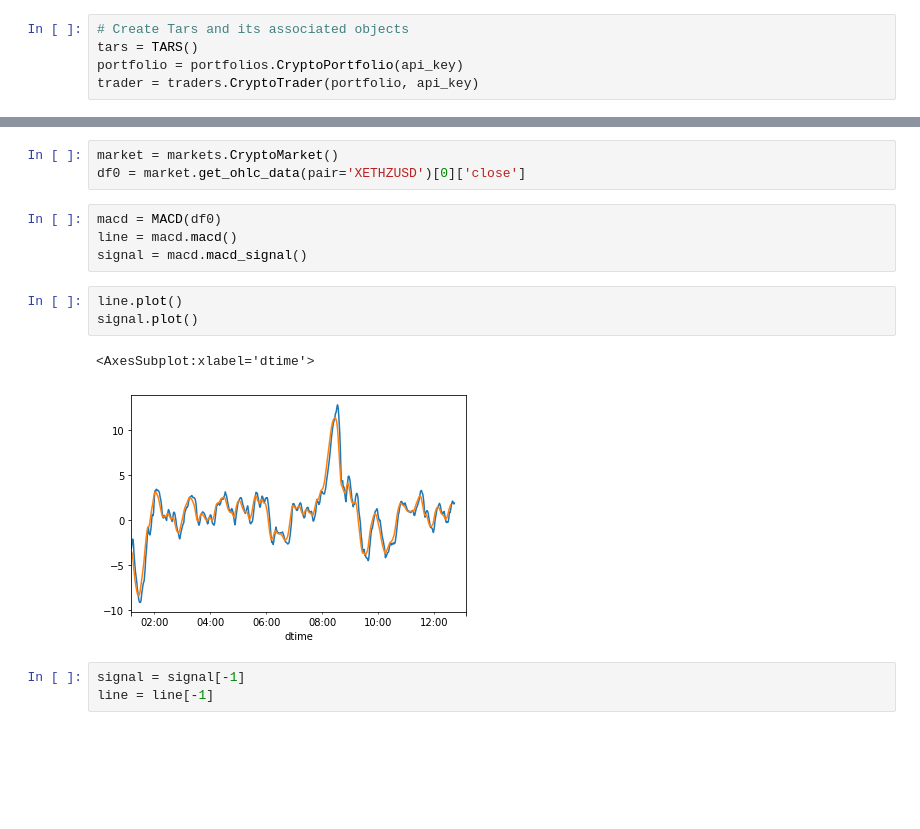
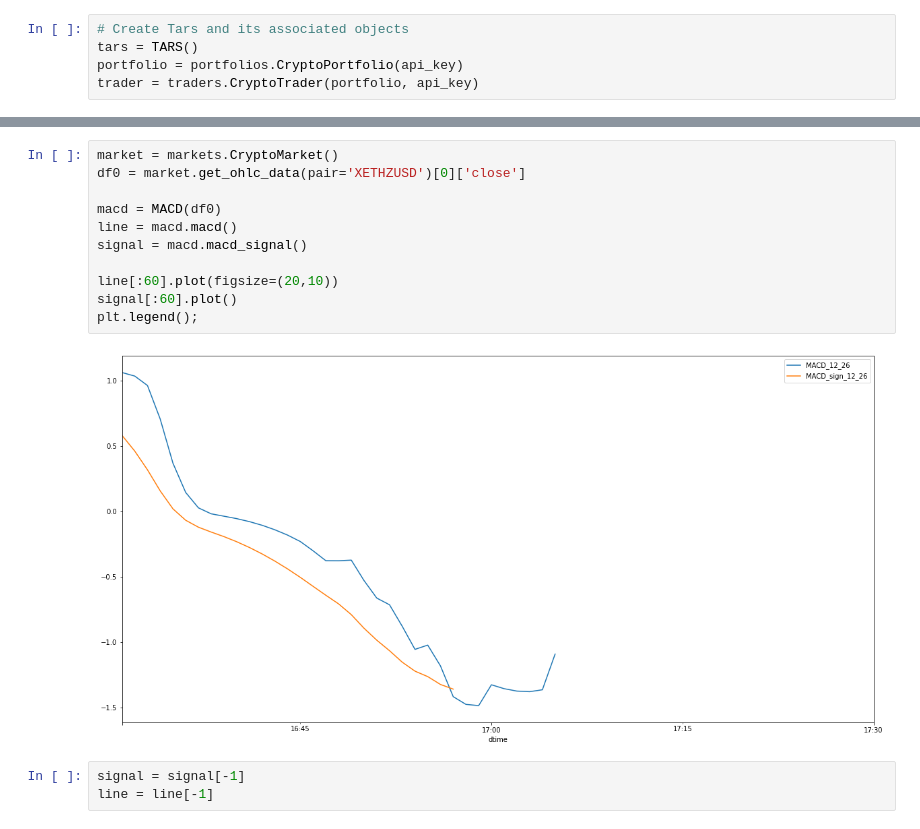
Before and after one commit to fredmontet/tars, a Jupyter notebook: notebooks/workbench.ipynb, the cells around one changed output, grey strips where cells are left out. Saved outputs shown, nothing was run; the diff lists cells and outputs as text; blank space fills up the shorter version.

Commit message:
Fixed MACD error

```diff
--- a/notebooks/workbench.ipynb
+++ b/notebooks/workbench.ipynb
@@ -48,16 +48,16 @@ plt.show()
 # %%
 market = markets.CryptoMarket()
 df0 = market.get_ohlc_data(pair='XETHZUSD')[0]['close']
+
+macd = MACD(df0)
+line = macd.macd()
+signal = macd.macd_signal()
+
+line[:60].plot(figsize=(20,10))
+signal[:60].plot()
+plt.legend();
+# %% [output]
+[figure, added]
-# %%
-macd = MACD(df0)
-line = macd.macd()
-signal = macd.macd_signal()
-# %%
-line.plot()
-signal.plot()
-# %% [output]
-<AxesSubplot:xlabel='dtime'>
-[figure, removed]
 # %%
 signal = signal[-1]
 line = line[-1]
```
Also changed, not shown: parts of 1 cell of this notebook, 6 other files.
